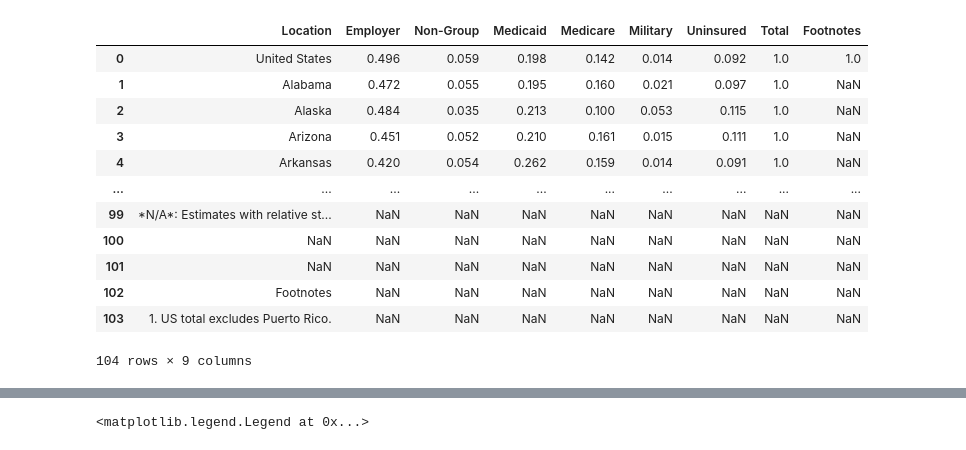
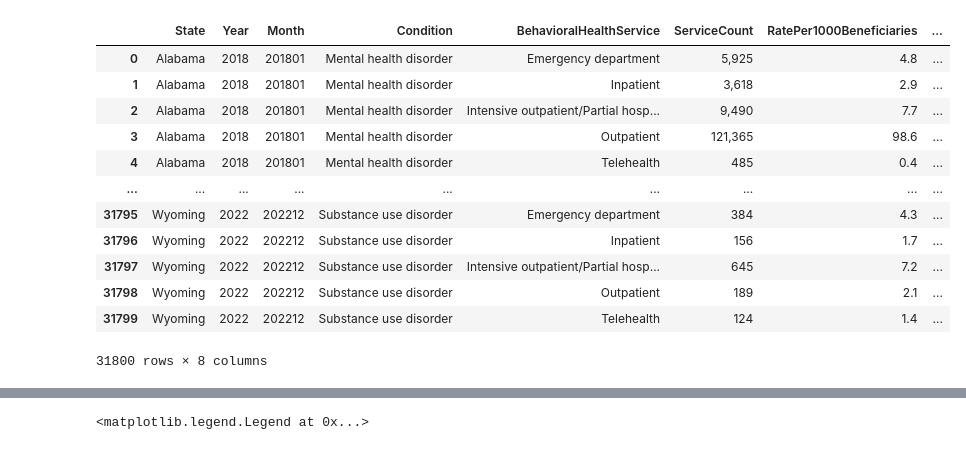
Before and after one commit to vjayne93/blue-team-project-1, a Jupyter notebook: luis-working-notebook.ipynb, the cells around one changed output, grey strips where cells are left out. Saved outputs shown, nothing was run; the diff lists cells and outputs as text; code cells hidden in the pictures.

```diff
--- a/luis-working-notebook.ipynb
+++ b/luis-working-notebook.ipynb
@@ -87,27 +91,29 @@ See the caveats in the documentation: https://pandas.pydata.org/pandas-docs/stab
 # %%
 #Import data sets
 unin_2019_path =  os.path.join('csv-data', '2019-unisured-pop-data.csv')
 unin_2021_path =  os.path.join('csv-data', '2021-unisured-pop-data.csv')
 unin_2022_path =  os.path.join('csv-data', '2022-unisured-pop-data.csv')
 hpsa_total_path =  os.path.join('csv-data', 'hpsa_total.csv')
 med_enr_path =  os.path.join('csv-data', 'medicaid-chip-data.csv')
+beh_health_path = os.path.join('csv-data', 'Behavioral-Health-Services-Provided-to-the-MedicaidCHIP-Population.csv')
 
 unin_2019_full_df =  pd.read_csv(unin_2019_path)
 unin_2021_full_df =  pd.read_csv(unin_2021_path)
 unin_2022_full_df =  pd.read_csv(unin_2022_path)
 hpsa_full_df =  pd.read_csv(hpsa_total_path)
 med_enr_full_df =  pd.read_csv(med_enr_path)
+beh_health_full_df = pd.read_csv(beh_health_path)
 # %% [output]
-|  | Location | Employer | Non-Group | Medicaid | Medicare | Military | Uninsured | Total | Footnotes |
-| 0 | United States | 0.496 | 0.059 | 0.198 | 0.142 | 0.014 | 0.092 | 1.0 | 1.0 |
-| 1 | Alabama | 0.472 | 0.055 | 0.195 | 0.160 | 0.021 | 0.097 | 1.0 | NaN |
-| 2 | Alaska | 0.484 | 0.035 | 0.213 | 0.100 | 0.053 | 0.115 | 1.0 | NaN |
-| 3 | Arizona | 0.451 | 0.052 | 0.210 | 0.161 | 0.015 | 0.111 | 1.0 | NaN |
-| 4 | Arkansas | 0.420 | 0.054 | 0.262 | 0.159 | 0.014 | 0.091 | 1.0 | NaN |
-| ... | ... | ... | ... | ... | ... | ... | ... | ... | ... |
-| 99 | *N/A*: Estimates with relative st... | NaN | NaN | NaN | NaN | NaN | NaN | NaN | NaN |
-| 100 | NaN | NaN | NaN | NaN | NaN | NaN | NaN | NaN | NaN |
-| 101 | NaN | NaN | NaN | NaN | NaN | NaN | NaN | NaN | NaN |
-| 102 | Footnotes | NaN | NaN | NaN | NaN | NaN | NaN | NaN | NaN |
-| 103 | 1. US total excludes Puerto Rico. | NaN | NaN | NaN | NaN | NaN | NaN | NaN | NaN |
+|  | State | Year | Month | Condition | BehavioralHealthService | ServiceCount | RatePer1000Beneficiaries | ... |
+| 0 | Alabama | 2018 | 201801 | Mental health disorder | Emergency department | 5,925 | 4.8 | ... |
+| 1 | Alabama | 2018 | 201801 | Mental health disorder | Inpatient | 3,618 | 2.9 | ... |
+| 2 | Alabama | 2018 | 201801 | Mental health disorder | Intensive outpatient/Partial hosp... | 9,490 | 7.7 | ... |
+| 3 | Alabama | 2018 | 201801 | Mental health disorder | Outpatient | 121,365 | 98.6 | ... |
+| 4 | Alabama | 2018 | 201801 | Mental health disorder | Telehealth | 485 | 0.4 | ... |
+| ... | ... | ... | ... | ... | ... | ... | ... | ... |
+| 31795 | Wyoming | 2022 | 202212 | Substance use disorder | Emergency department | 384 | 4.3 | ... |
+| 31796 | Wyoming | 2022 | 202212 | Substance use disorder | Inpatient | 156 | 1.7 | ... |
+| 31797 | Wyoming | 2022 | 202212 | Substance use disorder | Intensive outpatient/Partial hosp... | 645 | 7.2 | ... |
+| 31798 | Wyoming | 2022 | 202212 | Substance use disorder | Outpatient | 189 | 2.1 | ... |
+| 31799 | Wyoming | 2022 | 202212 | Substance use disorder | Telehealth | 124 | 1.4 | ... |
-104 rows × 9 columns
+31800 rows × 8 columns
```
Also changed, not shown: parts of 4 cells of this notebook, 2 other files.
